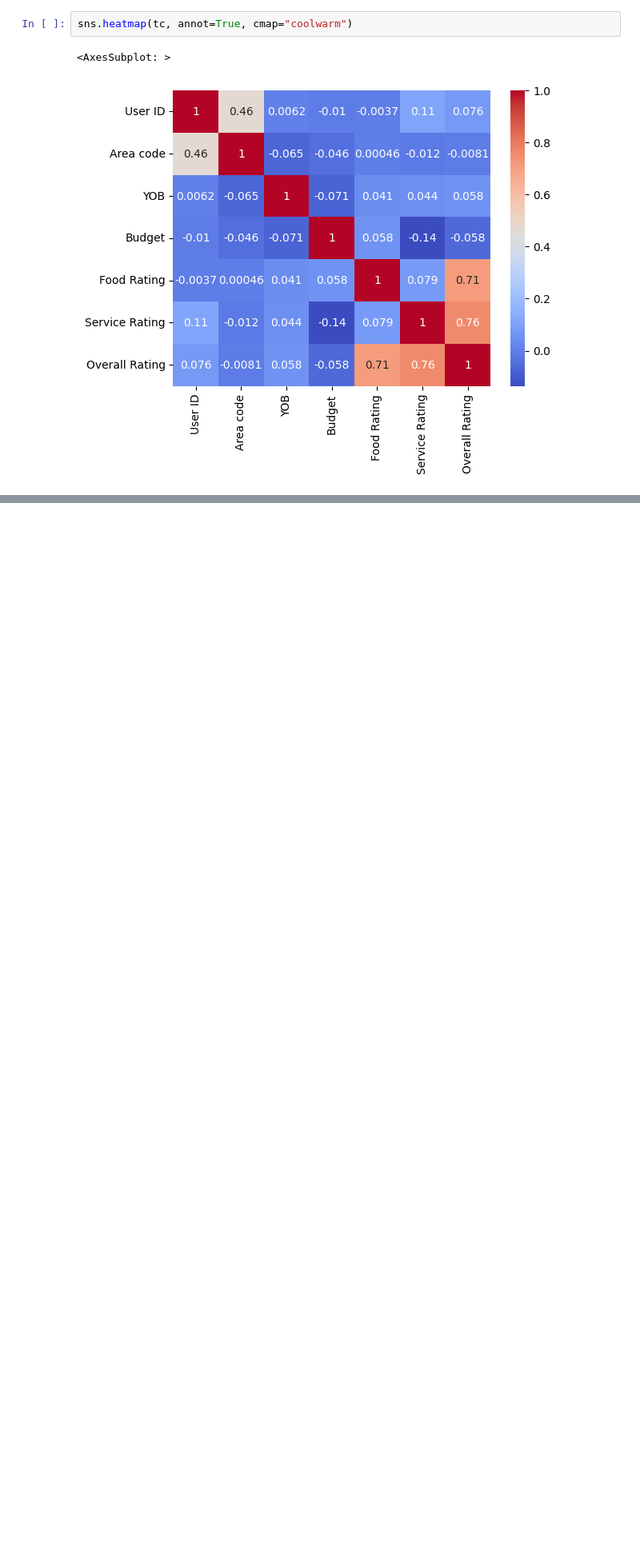
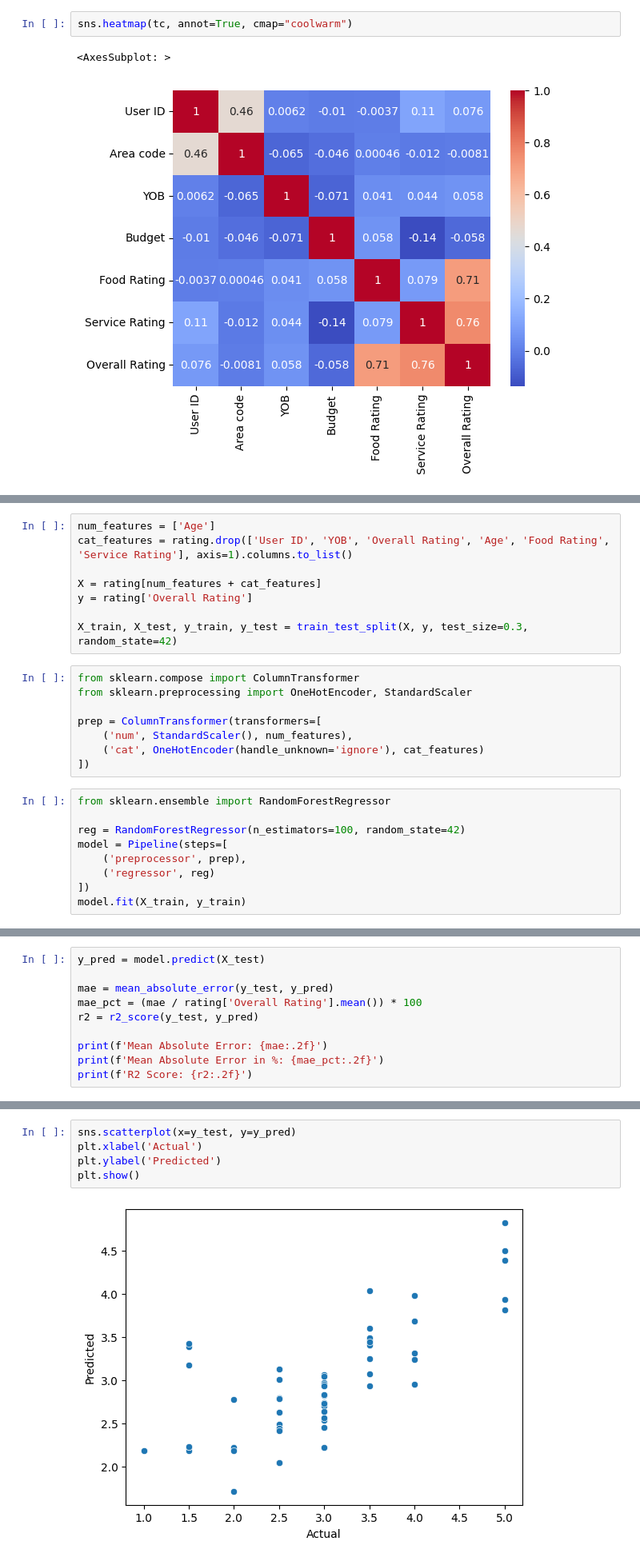
Before and after one commit to Michaela-Vosvrdova/projects, a Jupyter notebook: Restaurant_cuisine_ratings.ipynb, the cells around one changed output, grey strips where cells are left out. Shown at 80% size. Drawn from its saved outputs; the diff is of its cells as text; blank space fills up the shorter version.

```diff
--- a/EDA_restaurant_cusine_ratings.ipynb
+++ b/Restaurant_cuisine_ratings.ipynb
@@ -184,0 +383,25 @@ sns.heatmap(tc, annot=True, cmap="coolwarm")
+# %%
+num_features = ['Age']
+cat_features = rating.drop(['User ID', 'YOB', 'Overall Rating', 'Age', 'Food Rating', 'Service Rating'], axis=1).columns.to_list()
+
+X = rating[num_features + cat_features]
+y = rating['Overall Rating']
+
+X_train, X_test, y_train, y_test = train_test_split(X, y, test_size=0.3, random_state=42)
+# %%
+from sklearn.compose import ColumnTransformer
+from sklearn.preprocessing import OneHotEncoder, StandardScaler
+
+prep = ColumnTransformer(transformers=[
+    ('num', StandardScaler(), num_features),
+    ('cat', OneHotEncoder(handle_unknown='ignore'), cat_features)
+])
+# %%
+from sklearn.ensemble import RandomForestRegressor
+
+reg = RandomForestRegressor(n_estimators=100, random_state=42)
+model = Pipeline(steps=[
+    ('preprocessor', prep),
+    ('regressor', reg)
+])
+model.fit(X_train, y_train)
@@ -184,0 +420,10 @@ sns.heatmap(tc, annot=True, cmap="coolwarm")
+# %%
+y_pred = model.predict(X_test)
+
+mae = mean_absolute_error(y_test, y_pred)
+mae_pct = (mae / rating['Overall Rating'].mean()) * 100
+r2 = r2_score(y_test, y_pred)
+
+print(f'Mean Absolute Error: {mae:.2f}')
+print(f'Mean Absolute Error in %: {mae_pct:.2f}')
+print(f'R2 Score: {r2:.2f}')
@@ -184,0 +434,7 @@ sns.heatmap(tc, annot=True, cmap="coolwarm")
+# %%
+sns.scatterplot(x=y_test, y=y_pred)
+plt.xlabel('Actual')
+plt.ylabel('Predicted')
+plt.show()
+# %% [output]
+[figure, added]
```
Also changed, not shown: parts of 64 cells of this notebook.
